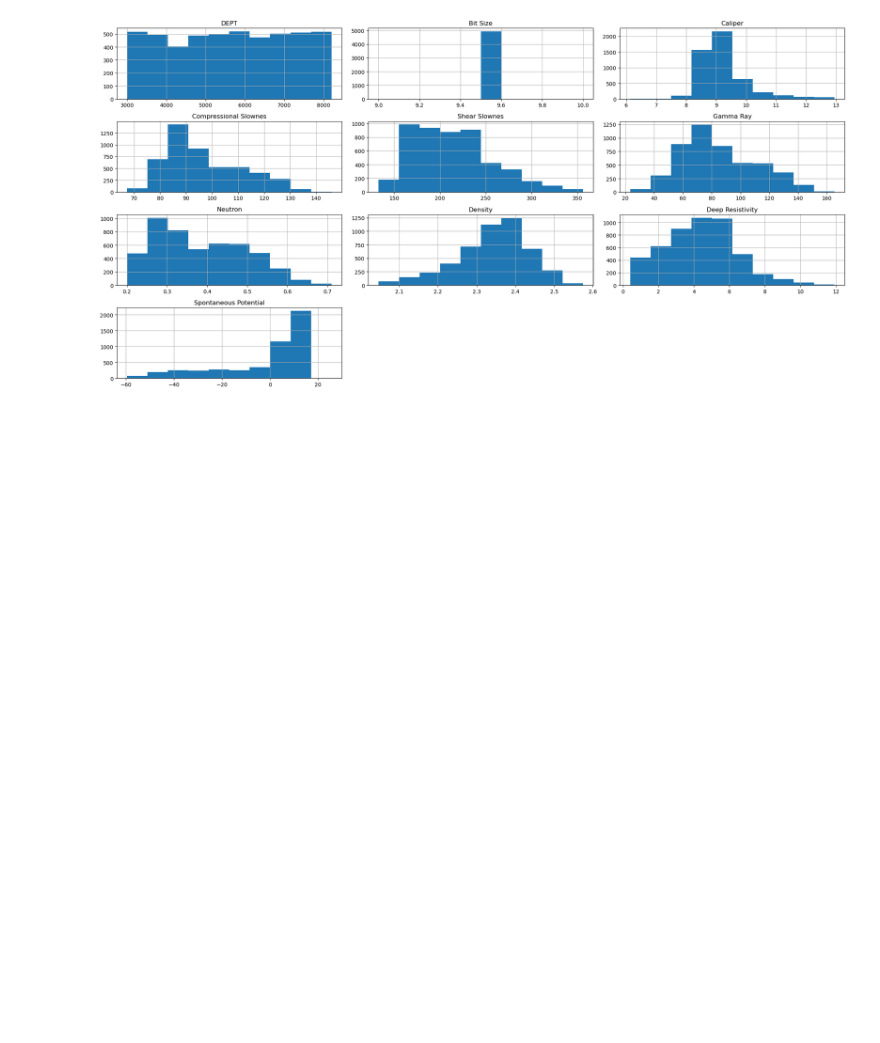
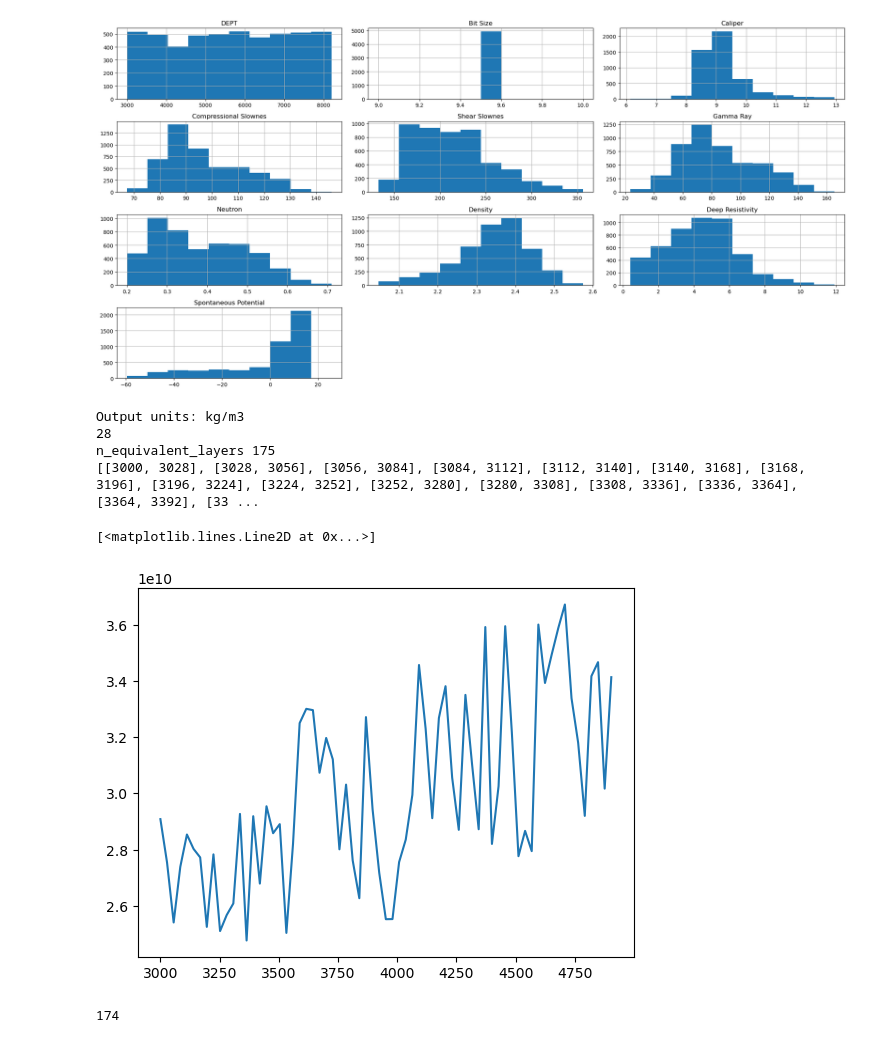
Before and after one commit to sfpoveda/seisinv, a Jupyter notebook: examples/Task 5/task5.ipynb, the cells around one changed output. Cells and saved outputs as stored; diff of their text form; code cells hidden in the pictures; blank space fills up the shorter version.

```diff
--- a/examples/Task 5/task5.ipynb
+++ b/examples/Task 5/task5.ipynb
@@ -17,3 +17,22 @@ df.hist(figsize=(20,10))
 plt.tight_layout()
 # %% [output]
 [figure]
+# %%
+vp = 1 / ConversionTool().SI_conversion(df['Compressional Slownes'], 'micros/ft')
+vs = 1 / ConversionTool().SI_conversion(df['Shear Slownes'], 'micros/ft')
+rho = ConversionTool().SI_conversion(df['Density'], 'g/cm3')
+C_ls, F_ls, L_ls, M_ls, dept_ls = ConversionTool(28, vp, vs, rho, 3000).backus_downsampling()
+# %% [output]
+Output units: kg/m3
+28
+n_equivalent_layers 175
+[[3000, 3028], [3028, 3056], [3056, 3084], [3084, 3112], [3112, 3140], [3140, 3168], [3168, 3196], [3196, 3224], [3224, 3252], [3252, 3280], [3280, 3308], [3308, 3336], [3336, 3364], [3364, 3392], [33 ...
+# %%
+plt.plot(dept_ls, C_ls)
+# %% [output]
+[<matplotlib.lines.Line2D at 0x...>]
+[figure, added]
+# %%
+len(C_ls)
+# %% [output]
+174
```
Also changed, not shown: parts of 2 cells of this notebook, 1 other file.
